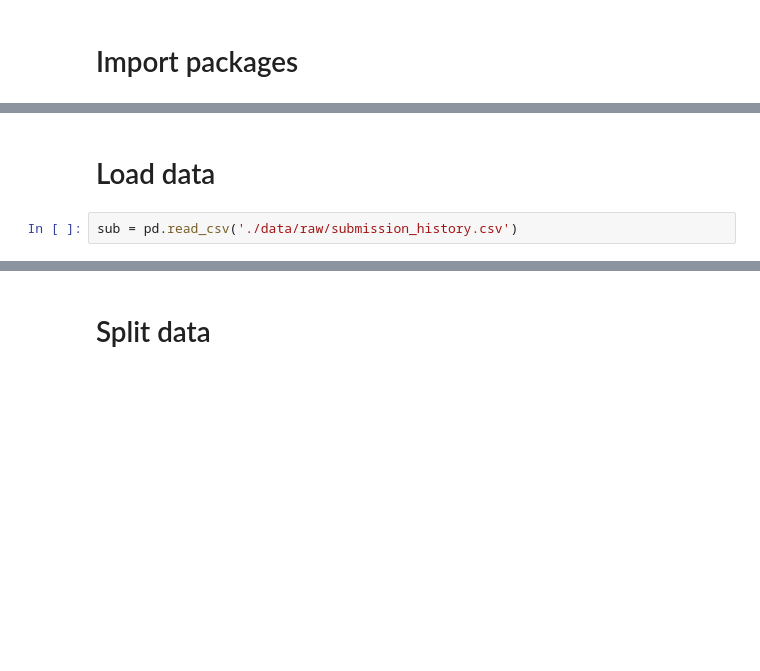
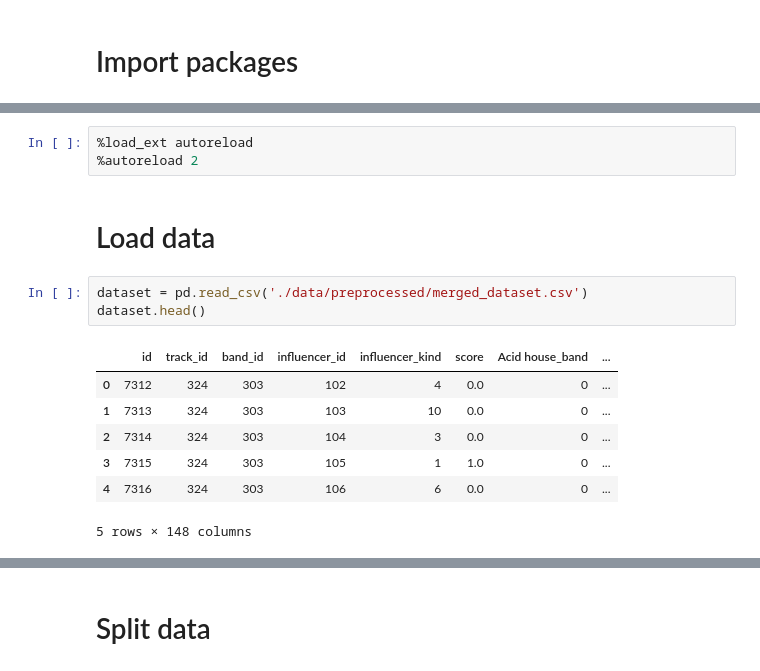
Before and after one commit to pathoumieu/groover_challenge, a Jupyter notebook: 02_first models.ipynb, the cells around one changed output, grey strips where cells are left out. Saved outputs shown, nothing was run; the diff lists cells and outputs as text; blank space fills up the shorter version.

```diff
--- a/02_first models.ipynb
+++ b/02_first models.ipynb
@@ -7,4 +33,16 @@ from sklearn.model_selection import StratifiedKFold, StratifiedShuffleSplit
+# %%
+%load_ext autoreload
+%autoreload 2
 # %% [markdown]
 # Load data
 # %%
-sub = pd.read_csv('./data/raw/submission_history.csv')
+dataset = pd.read_csv('./data/preprocessed/merged_dataset.csv')
+dataset.head()
+# %% [output]
+|  | id | track_id | band_id | influencer_id | influencer_kind | score | Acid house_band | ... |
+| 0 | 7312 | 324 | 303 | 102 | 4 | 0.0 | 0 | ... |
+| 1 | 7313 | 324 | 303 | 103 | 10 | 0.0 | 0 | ... |
+| 2 | 7314 | 324 | 303 | 104 | 3 | 0.0 | 0 | ... |
+| 3 | 7315 | 324 | 303 | 105 | 1 | 1.0 | 0 | ... |
+| 4 | 7316 | 324 | 303 | 106 | 6 | 0.0 | 0 | ... |
+5 rows × 148 columns
```
Also changed, not shown: parts of 69 cells of this notebook, 4 other files.
